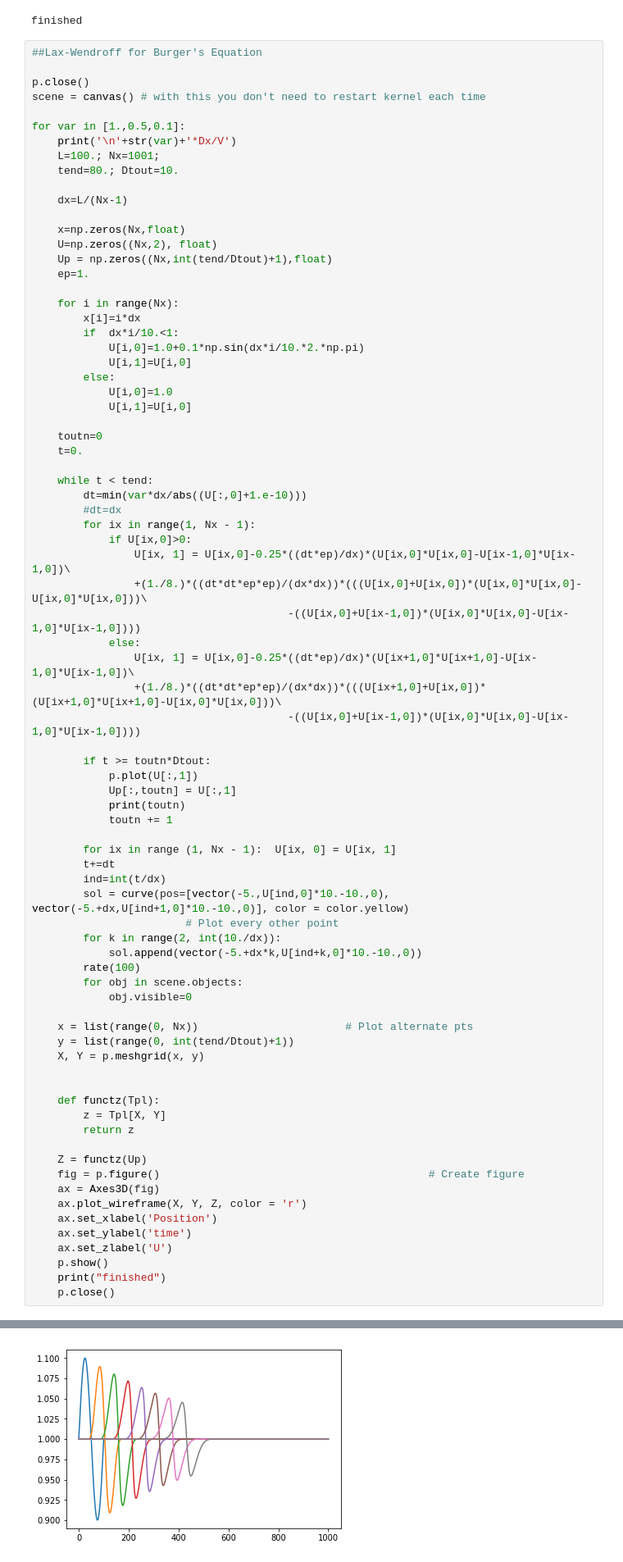
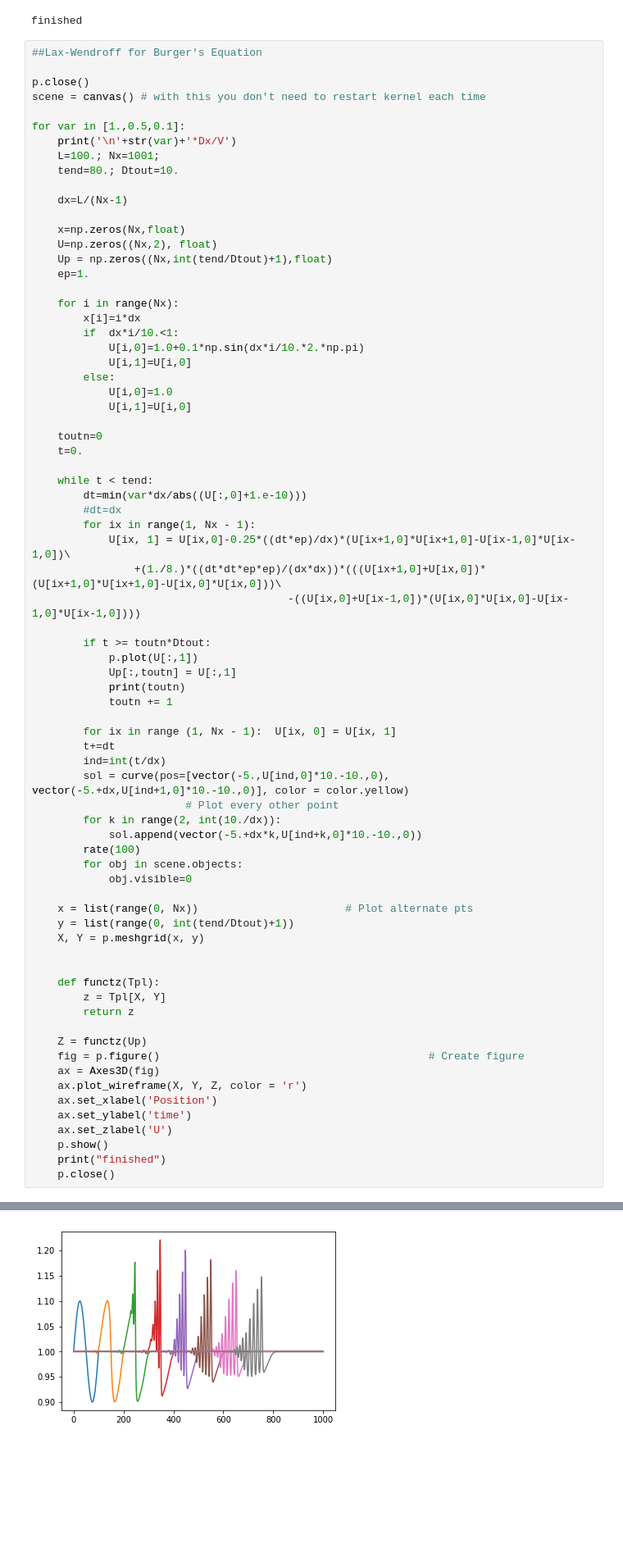
Before and after one commit to DavidRRice/computational-physics-class-404-604-Spring-2018, a Jupyter notebook: HWLect12_DavidR.ipynb, the cells around one changed output, grey strips where cells are left out. Shown at 82% size. Saved outputs shown, nothing was run; the diff lists cells and outputs as text; blank space fills up the shorter version.

```diff
--- a/HWLect12_DavidR.ipynb
+++ b/HWLect12_DavidR.ipynb
@@ -133,12 +133,7 @@ for var in [1.,0.5,0.1]:
         dt=min(var*dx/abs((U[:,0]+1.e-10)))
         #dt=dx
         for ix in range(1, Nx - 1):
-            if U[ix,0]>0:
-                U[ix, 1] = U[ix,0]-0.25*((dt*ep)/dx)*(U[ix,0]*U[ix,0]-U[ix-1,0]*U[ix-1,0])\
-                +(1./8.)*((dt*dt*ep*ep)/(dx*dx))*(((U[ix,0]+U[ix,0])*(U[ix,0]*U[ix,0]-U[ix,0]*U[ix,0]))\
-                                        -((U[ix,0]+U[ix-1,0])*(U[ix,0]*U[ix,0]-U[ix-1,0]*U[ix-1,0])))
-            else:
-                U[ix, 1] = U[ix,0]-0.25*((dt*ep)/dx)*(U[ix+1,0]*U[ix+1,0]-U[ix-1,0]*U[ix-1,0])\
+            U[ix, 1] = U[ix,0]-0.25*((dt*ep)/dx)*(U[ix+1,0]*U[ix+1,0]-U[ix-1,0]*U[ix-1,0])\
                 +(1./8.)*((dt*dt*ep*ep)/(dx*dx))*(((U[ix+1,0]+U[ix,0])*(U[ix+1,0]*U[ix+1,0]-U[ix,0]*U[ix,0]))\
                                         -((U[ix,0]+U[ix-1,0])*(U[ix,0]*U[ix,0]-U[ix-1,0]*U[ix-1,0])))
 
@@ -205,12 +200,12 @@ finished
 finished
 
 0.1*Dx/V
 0
 1
 2
 3
 4
 5
 6
 7
-[figure, old version]
+[figure, new version]
```
Also changed, not shown: parts of 2 cells of this notebook.
